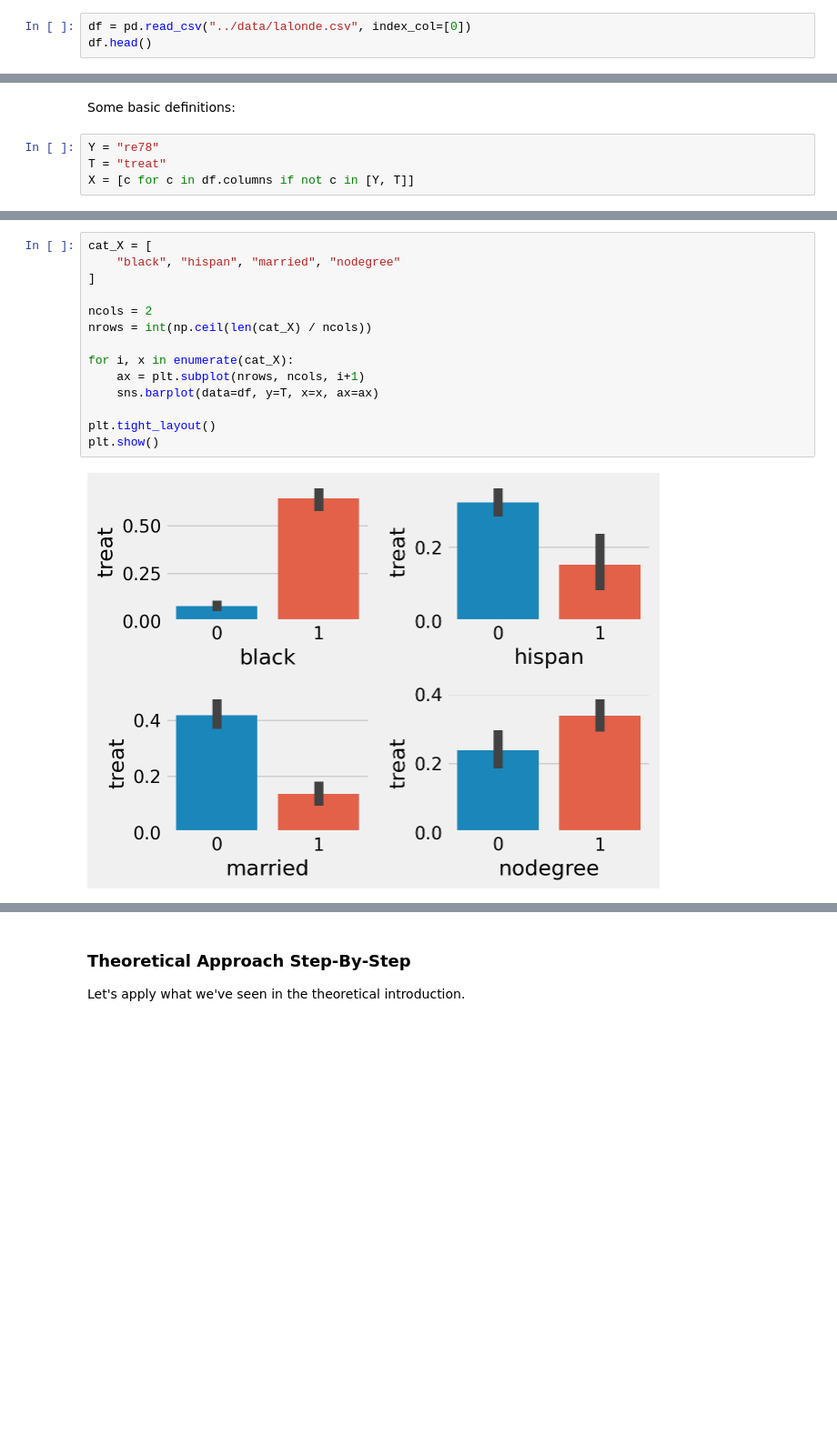
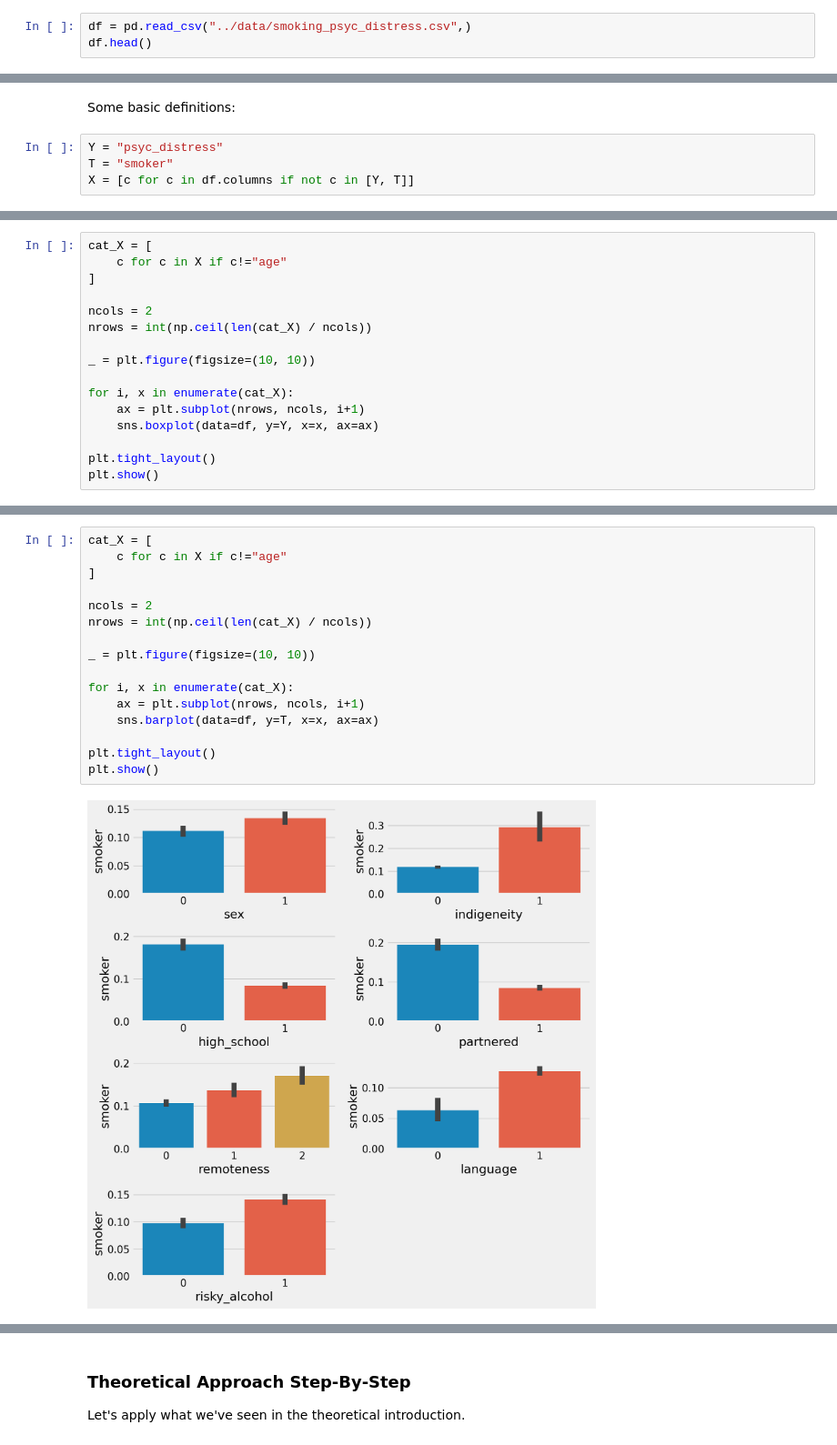
Before and after one commit to gfluz94/causal-inference, a Jupyter notebook: examples/03. ATE with Propensity Score Matching.ipynb, the cells around one changed output, grey strips where cells are left out. Shown: that part at 91% size. Cells and saved outputs as stored; diff of their text form; blank space fills up the shorter version.

Commit message:
add smoking_psyc_distress.csv ad dataset and adapt matching notebook

```diff
--- a/examples/03. ATE with Propensity Score Matching.ipynb
+++ b/examples/03. ATE with Propensity Score Matching.ipynb
@@ -71,4 +74,4 @@ Basically, we have demographic data on individuals and whether or not they engag
 # %%
-df = pd.read_csv("../data/lalonde.csv", index_col=[0])
+df = pd.read_csv("../data/smoking_psyc_distress.csv",)
 df.head()
 # %% [output]
@@ -81,6 +84,6 @@ df.head()
 # %% [markdown]
 Some basic definitions:
 # %%
-Y = "re78"
-T = "treat"
+Y = "psyc_distress"
+T = "smoker"
 X = [c for c in df.columns if not c in [Y, T]]
@@ -94,0 +100,16 @@ plt.show()
+# %%
+cat_X = [
+    c for c in X if c!="age"
+]
+
+ncols = 2
+nrows = int(np.ceil(len(cat_X) / ncols))
+
+_ = plt.figure(figsize=(10, 10))
+
+for i, x in enumerate(cat_X):
+    ax = plt.subplot(nrows, ncols, i+1)
+    sns.boxplot(data=df, y=Y, x=x, ax=ax)
+
+plt.tight_layout()
+plt.show()
@@ -95,16 +118,18 @@ plt.show()
 # %%
 cat_X = [
-    "black", "hispan", "married", "nodegree"
+    c for c in X if c!="age"
 ]
 
 ncols = 2
 nrows = int(np.ceil(len(cat_X) / ncols))
+
+_ = plt.figure(figsize=(10, 10))
 
 for i, x in enumerate(cat_X):
     ax = plt.subplot(nrows, ncols, i+1)
     sns.barplot(data=df, y=T, x=x, ax=ax)
 
 plt.tight_layout()
 plt.show()
 # %% [output]
-[figure, old version]
+[figure, new version]
```
Also changed, not shown: parts of 19 cells of this notebook, 1 other file.
